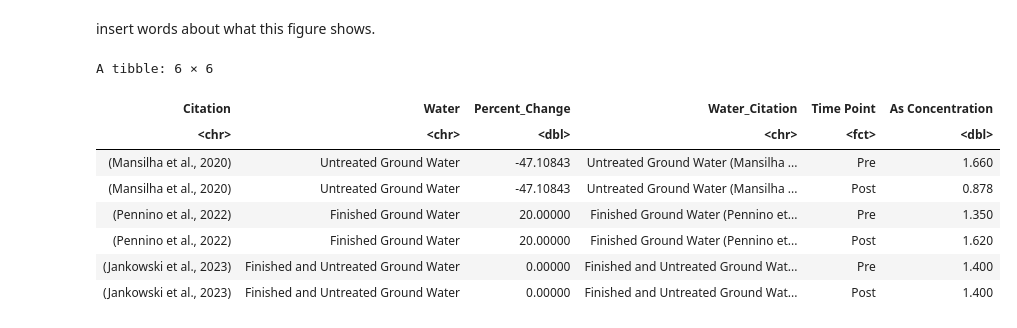
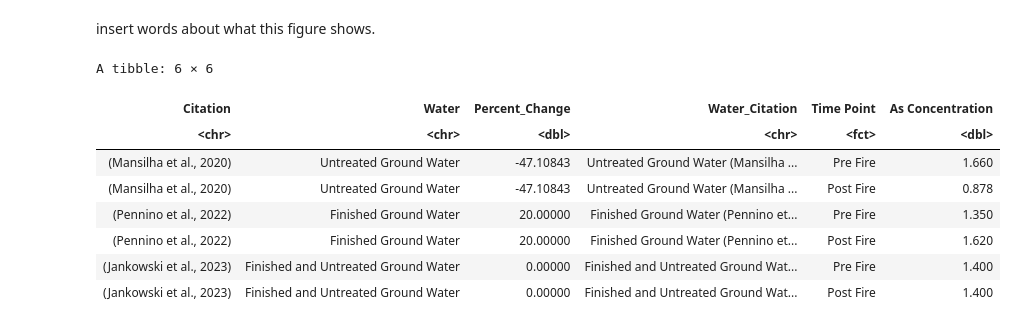
Before and after one commit to Ragerlab/Wildfire-Mobilization-of-Arsenic-into-Water-Resources-A-Systematic-Literature-Review, a Jupyter notebook: Figure 4.ipynb, the cells around one changed output. Saved outputs shown, nothing was run; the diff lists cells and outputs as text; code cells hidden in the pictures.

```diff
--- a/Figure 4.ipynb
+++ b/Figure 4.ipynb
@@ -46,22 +47,22 @@ insert words about what this figure shows.
 # %%
 longer_arsenic_df = arsenic_df[,c(1:4,7,8)] %>%
     pivot_longer(cols = 3:4, names_to = 'Time Point', values_to = 'As Concentration') %>%
     # cleaning up names
-    separate(`Time Point`, c("Time Point", NA)) %>%
+    mutate(`Time Point` = str_replace_all(`Time Point`, "_", " ")) %>%
     rename(Water_Citation = label)
 
 # putting the pre and post into a factor for ordering
-longer_arsenic_df$`Time Point` = factor(longer_arsenic_df$`Time Point`, levels = c('Pre', 'Post'))
+longer_arsenic_df$`Time Point` = factor(longer_arsenic_df$`Time Point`, levels = c('Pre Fire', 'Post Fire'))
 
 head(longer_arsenic_df)
 # %% [output]
 A tibble: 6 × 6
 | Citation | Water | Percent_Change | Water_Citation | Time Point | As Concentration |
 | <chr> | <chr> | <dbl> | <chr> | <fct> | <dbl> |
-| (Mansilha et al., 2020) | Untreated Ground Water | -47.10843 | Untreated Ground Water (Mansilha ... | Pre | 1.660 |
-| (Mansilha et al., 2020) | Untreated Ground Water | -47.10843 | Untreated Ground Water (Mansilha ... | Post | 0.878 |
-| (Pennino et al., 2022) | Finished Ground Water | 20.00000 | Finished Ground Water (Pennino et... | Pre | 1.350 |
-| (Pennino et al., 2022) | Finished Ground Water | 20.00000 | Finished Ground Water (Pennino et... | Post | 1.620 |
-| (Jankowski et al., 2023) | Finished and Untreated Ground Water | 0.00000 | Finished and Untreated Ground Wat... | Pre | 1.400 |
-| (Jankowski et al., 2023) | Finished and Untreated Ground Water | 0.00000 | Finished and Untreated Ground Wat... | Post | 1.400 |
+| (Mansilha et al., 2020) | Untreated Ground Water | -47.10843 | Untreated Ground Water (Mansilha ... | Pre Fire | 1.660 |
+| (Mansilha et al., 2020) | Untreated Ground Water | -47.10843 | Untreated Ground Water (Mansilha ... | Post Fire | 0.878 |
+| (Pennino et al., 2022) | Finished Ground Water | 20.00000 | Finished Ground Water (Pennino et... | Pre Fire | 1.350 |
+| (Pennino et al., 2022) | Finished Ground Water | 20.00000 | Finished Ground Water (Pennino et... | Post Fire | 1.620 |
+| (Jankowski et al., 2023) | Finished and Untreated Ground Water | 0.00000 | Finished and Untreated Ground Wat... | Pre Fire | 1.400 |
+| (Jankowski et al., 2023) | Finished and Untreated Ground Water | 0.00000 | Finished and Untreated Ground Wat... | Post Fire | 1.400 |
 # %%
```
Also changed, not shown: parts of 4 cells of this notebook, 1 other file.
